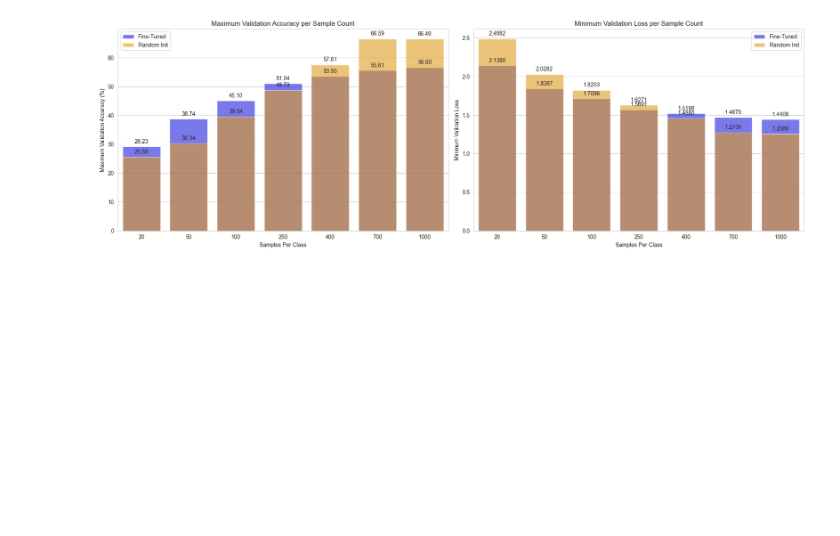
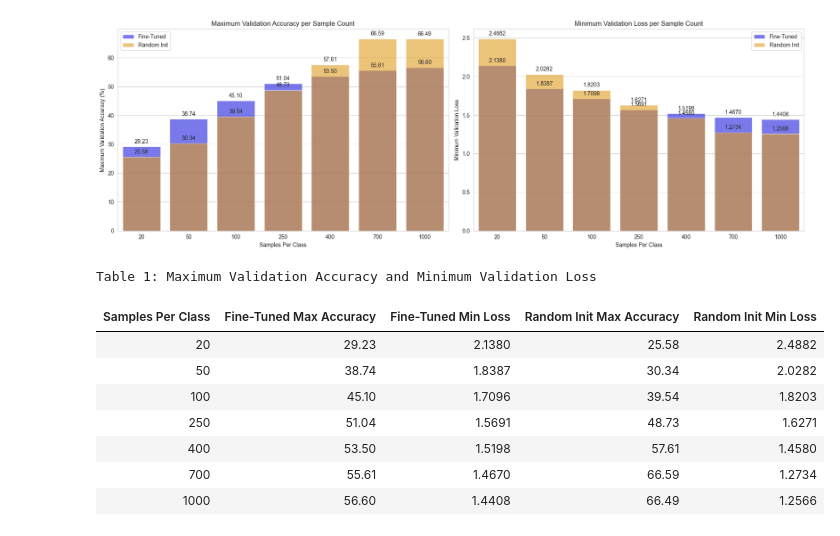
Before and after one commit to whats2000/Deep-Learning, a Jupyter notebook: PyTorch/Class/pytorch104/A4 .ipynb, the cells around one changed output. Cells and saved outputs as stored; diff of their text form; code cells hidden in the pictures; blank space fills up the shorter version.

```diff
--- a/PyTorch/Class/pytorch104/A4 .ipynb
+++ b/PyTorch/Class/pytorch104/A4 .ipynb
@@ -1882,3 +1882,39 @@ plt.savefig(annotated_plot_path)
 plt.show()
 # %% [output]
 [figure]
+# %%
+# APA style typically requires tables to be simple and clear, without excessive styling or use of color.
+# We will create a table style that adheres to this principle.
+
+# Define the APA style for the table
+apa_style = [
+    # Table styles
+    {'selector': 'table', 'props': [('border', 'none'), ('border-collapse', 'collapse')]},
+    # Header styles
+    {'selector': 'thead', 'props': [('border-bottom', '1px solid black')]},
+    # Data cell styles
+    {'selector': 'td', 'props': [('border', 'none')]},
+    # Caption styles (placed at the bottom)
+    {'selector': 'caption', 'props': [('caption-side', 'bottom'), ('font-style', 'italic'), ('text-align', 'center')]}
+]
+
+# Apply the APA style to the dataframe and format the numbers
+apa_styled_table = combined_df.style.\
+    set_table_styles(apa_style).\
+    format("{:.2f}", subset=pd.IndexSlice[:, ['Fine-Tuned Max Accuracy', 'Random Init Max Accuracy']]).\
+    format("{:.4f}", subset=pd.IndexSlice[:, ['Fine-Tuned Min Loss', 'Random Init Min Loss']]).\
+    hide().\
+    set_caption("Table 1: Maximum Validation Accuracy and Minimum Validation Loss")
+
+# Display the APA styled table
+apa_styled_table
+# %% [output]
+Table 1: Maximum Validation Accuracy and Minimum Validation Loss
+| Samples Per Class | Fine-Tuned Max Accuracy | Fine-Tuned Min Loss | Random Init Max Accuracy | Random Init Min Loss |
+| 20 | 29.23 | 2.1380 | 25.58 | 2.4882 |
+| 50 | 38.74 | 1.8387 | 30.34 | 2.0282 |
+| 100 | 45.10 | 1.7096 | 39.54 | 1.8203 |
+| 250 | 51.04 | 1.5691 | 48.73 | 1.6271 |
+| 400 | 53.50 | 1.5198 | 57.61 | 1.4580 |
+| 700 | 55.61 | 1.4670 | 66.59 | 1.2734 |
+| 1000 | 56.60 | 1.4408 | 66.49 | 1.2566 |
```
